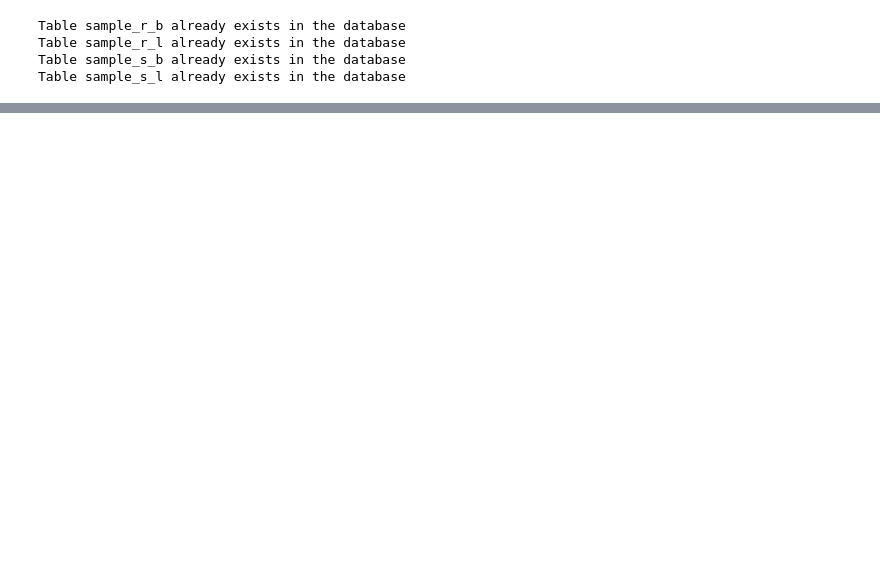
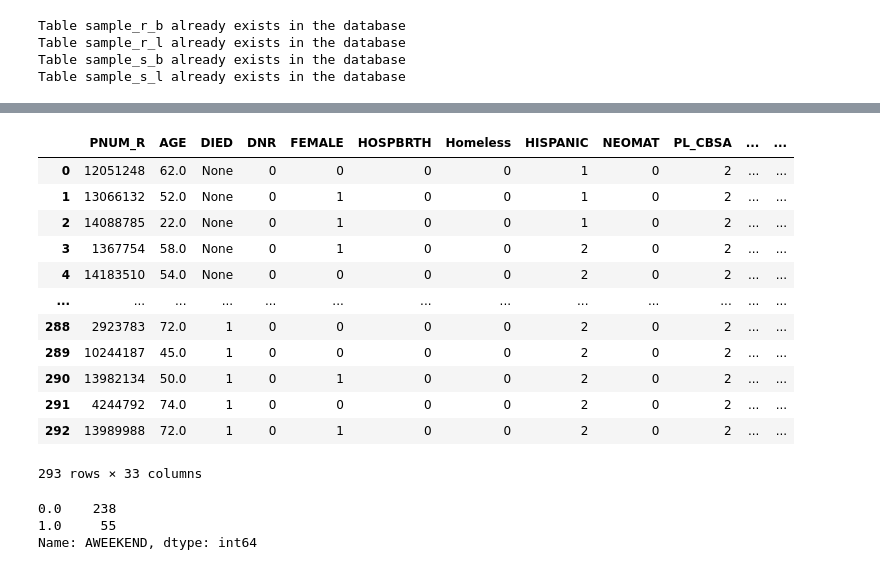
Before and after one commit to skababji-ehil/fuzzy_sql, a Jupyter notebook: notebooks/L_import_into_db.ipynb, the cells around one changed output, grey strips where cells are left out. Cells and saved outputs as stored; diff of their text form; code cells hidden in the pictures; blank space fills up the shorter version.

```diff
--- a/notebooks/L_import_into_db.ipynb
+++ b/notebooks/L_import_into_db.ipynb
@@ -584,0 +589,25 @@ T_smk5=self.make_twin_aggfltr_query_w_aggfntn('sample_s_b', 'sample_s_l')
+# %%
+real=T_smk5['query_real']
+syn=T_smk5['query_syn']
+# %%
+real.value_counts()
+# %% [output]
+|  | PNUM_R | AGE | DIED | DNR | FEMALE | HOSPBRTH | Homeless | HISPANIC | NEOMAT | PL_CBSA | ... | ... |
+| 0 | 12051248 | 62.0 | None | 0 | 0 | 0 | 0 | 1 | 0 | 2 | ... | ... |
+| 1 | 13066132 | 52.0 | None | 0 | 1 | 0 | 0 | 1 | 0 | 2 | ... | ... |
+| 2 | 14088785 | 22.0 | None | 0 | 1 | 0 | 0 | 1 | 0 | 2 | ... | ... |
+| 3 | 1367754 | 58.0 | None | 0 | 1 | 0 | 0 | 2 | 0 | 2 | ... | ... |
+| 4 | 14183510 | 54.0 | None | 0 | 0 | 0 | 0 | 2 | 0 | 2 | ... | ... |
+| ... | ... | ... | ... | ... | ... | ... | ... | ... | ... | ... | ... | ... |
+| 288 | 2923783 | 72.0 | 1 | 0 | 0 | 0 | 0 | 2 | 0 | 2 | ... | ... |
+| 289 | 10244187 | 45.0 | 1 | 0 | 0 | 0 | 0 | 2 | 0 | 2 | ... | ... |
+| 290 | 13982134 | 50.0 | 1 | 0 | 1 | 0 | 0 | 2 | 0 | 2 | ... | ... |
+| 291 | 4244792 | 74.0 | 1 | 0 | 0 | 0 | 0 | 2 | 0 | 2 | ... | ... |
+| 292 | 13989988 | 72.0 | 1 | 0 | 1 | 0 | 0 | 2 | 0 | 2 | ... | ... |
+293 rows × 33 columns
+# %%
+real['AWEEKEND']
+# %% [output]
+0.0    238
+1.0     55
+Name: AWEEKEND, dtype: int64
```
Also changed, not shown: parts of 3 cells of this notebook, 2 other files.
